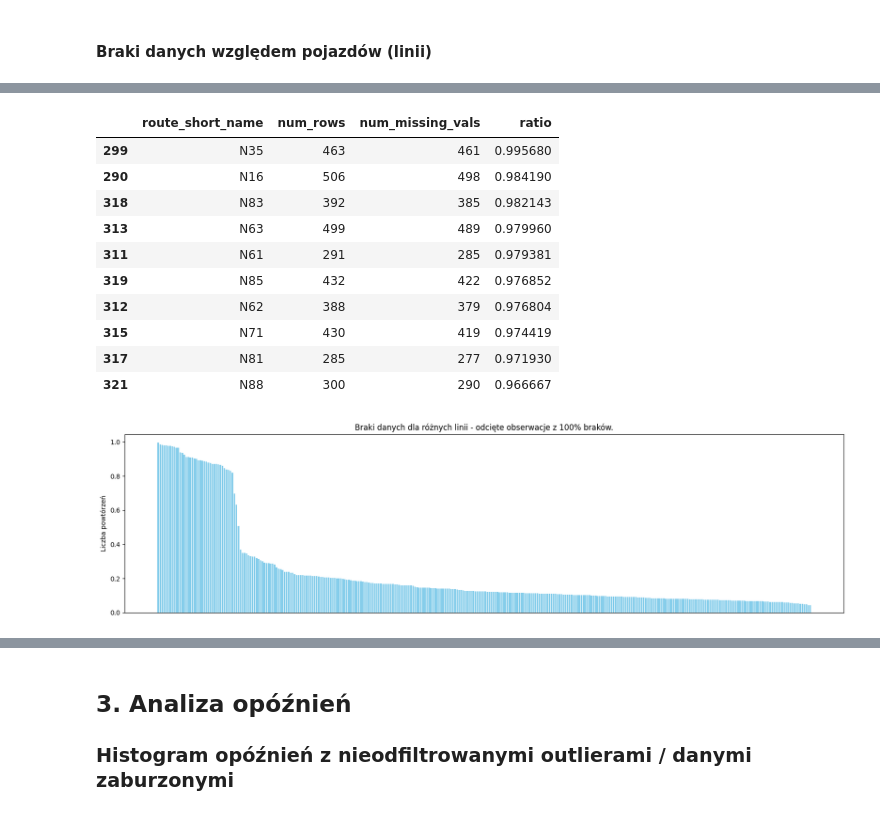
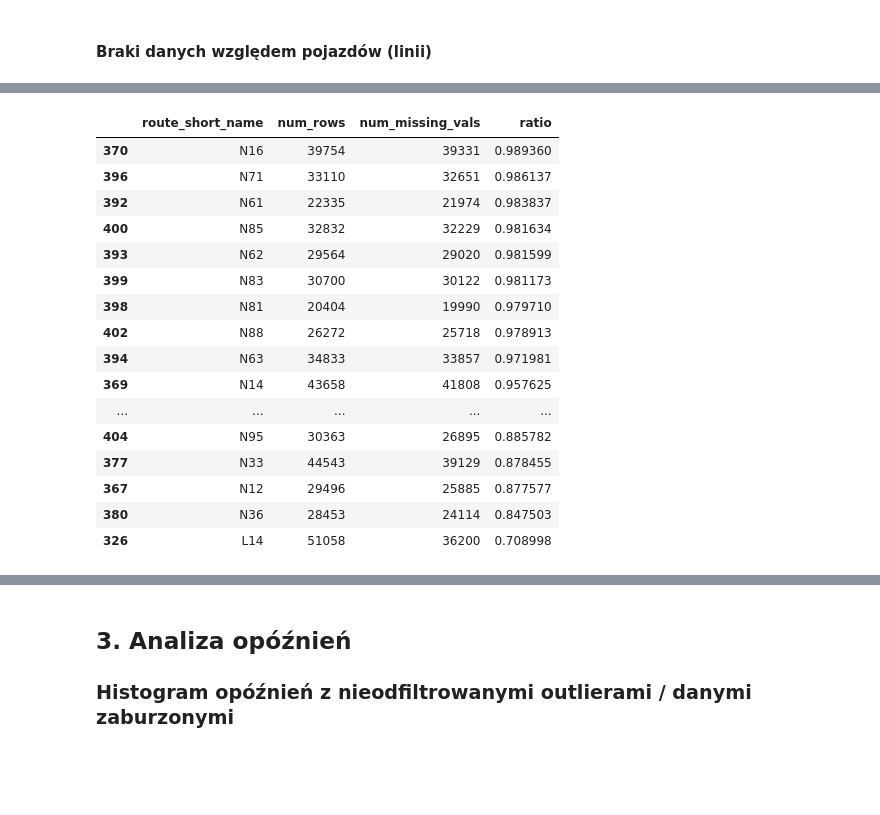
Before and after one commit to hoanganhlinh/praca-inzynierska, a Jupyter notebook: EDA.ipynb, the cells around one changed output, grey strips where cells are left out. Saved outputs shown, nothing was run; the diff lists cells and outputs as text; code cells hidden in the pictures; blank space fills up the shorter version.

```diff
--- a/EDA.ipynb
+++ b/EDA.ipynb
@@ -688,0 +724,2 @@ tmp
+# %%
+tmp['route_short_name'] = tmp['route_short_name'].astype("string")
@@ -704,25 +756,20 @@ tmp[tmp['ratio']==1]
 # %%
-tmp2 = tmp[tmp['ratio']<1]
-# tmp2 = tmp2.head(40)
-tmp2.head(10)
+tmp[(tmp['ratio']>0.4) & (tmp['ratio']<1)].head(40)
 # %% [output]
 |  | route_short_name | num_rows | num_missing_vals | ratio |
-| 299 | N35 | 463 | 461 | 0.995680 |
-| 290 | N16 | 506 | 498 | 0.984190 |
-| 318 | N83 | 392 | 385 | 0.982143 |
-| 313 | N63 | 499 | 489 | 0.979960 |
-| 311 | N61 | 291 | 285 | 0.979381 |
-| 319 | N85 | 432 | 422 | 0.976852 |
-| 312 | N62 | 388 | 379 | 0.976804 |
-| 315 | N71 | 430 | 419 | 0.974419 |
-| 317 | N81 | 285 | 277 | 0.971930 |
-| 321 | N88 | 300 | 290 | 0.966667 |
+| 370 | N16 | 39754 | 39331 | 0.989360 |
+| 396 | N71 | 33110 | 32651 | 0.986137 |
+| 392 | N61 | 22335 | 21974 | 0.983837 |
+| 400 | N85 | 32832 | 32229 | 0.981634 |
+| 393 | N62 | 29564 | 29020 | 0.981599 |
+| 399 | N83 | 30700 | 30122 | 0.981173 |
+| 398 | N81 | 20404 | 19990 | 0.979710 |
+| 402 | N88 | 26272 | 25718 | 0.978913 |
+| 394 | N63 | 34833 | 33857 | 0.971981 |
+| 369 | N14 | 43658 | 41808 | 0.957625 |
+| ... | ... | ... | ... | ... |
+| 404 | N95 | 30363 | 26895 | 0.885782 |
+| 377 | N33 | 44543 | 39129 | 0.878455 |
+| 367 | N12 | 29496 | 25885 | 0.877577 |
+| 380 | N36 | 28453 | 24114 | 0.847503 |
+| 326 | L14 | 51058 | 36200 | 0.708998 |
-# %%
-plt.figure(figsize=(20, 5))
-plt.bar(tmp2['route_short_name'], tmp2['ratio'], color='skyblue')
-plt.title('Braki danych dla różnych linii - odcięte obserwacje z 100% braków.')
-plt.ylabel('Liczba powtórzeń')
-plt.xticks([])
-plt.show()
-# %% [output]
-[figure, removed]
```
Also changed, not shown: parts of 29 cells of this notebook.
